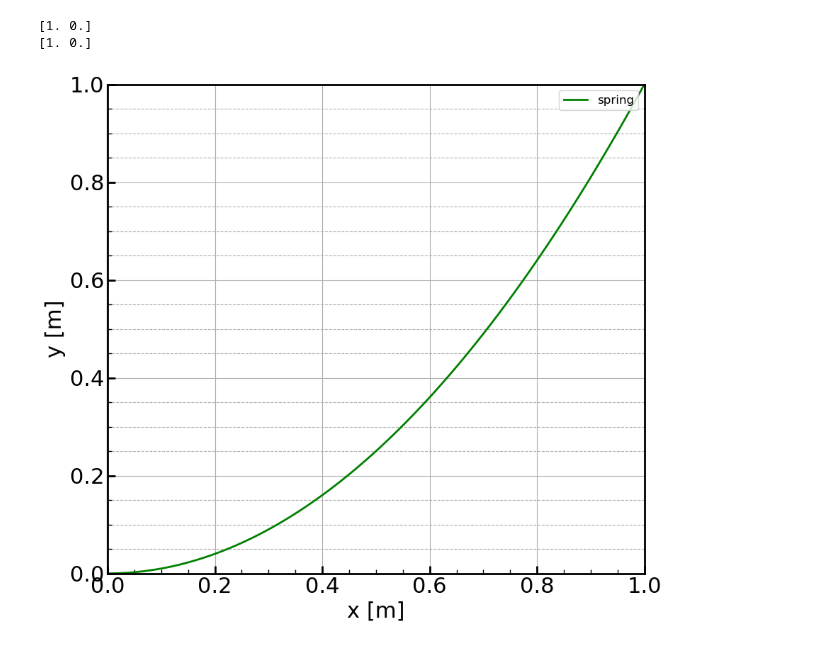
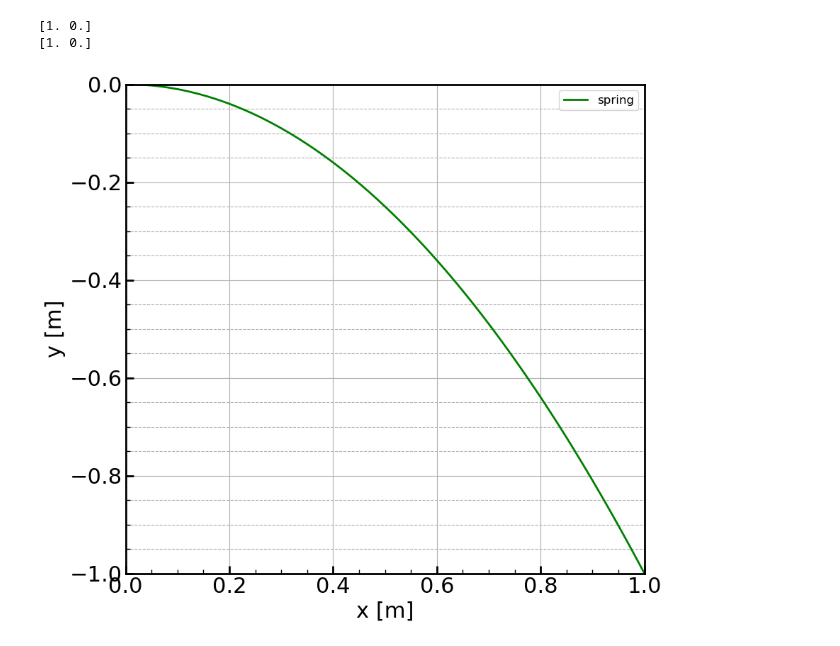
Before and after one commit to villano-lab/analytical_mechanics, a Jupyter notebook: brachistochrone.ipynb, the cells around one changed output. Cells and saved outputs as stored; diff of their text form; code cells hidden in the pictures.

```diff
--- a/brachistochrone.ipynb
+++ b/brachistochrone.ipynb
@@ -39,32 +39,32 @@ print(C2)
 # %%
 #set up a 1d plot
 fig,axes = plt.subplots(1,1,figsize=(9.0,8.0),sharex=True)
 ax1 = axes
 
 yvec=np.linspace(y1,y2,100)
 
-ax1.plot(yvec,q(yvec,C1[0],C1[1]),color='g',linestyle="-",linewidth=2, \
+ax1.plot(yvec,-q(yvec,C1[0],C1[1]),color='g',linestyle="-",linewidth=2, \
          label='spring')
 
 
 
 
 ax1.set_yscale('linear')
 #ax1.set_yscale('log')
 ax1.set_xlim(y1,y2)
-ax1.set_ylim(x1,x2)
+ax1.set_ylim(-x2,x1)
 ax1.set_xlabel(r'x [m]')
 ax1.set_ylabel('y [m]')
 ax1.grid(True)
 ax1.yaxis.grid(True,which='minor',linestyle='--')
 ax1.legend(loc=1,prop={'size':12})
 #ax1.legend(bbox_to_anchor=(1.04,1),borderaxespad=0,prop={'size':22})
 
 for axis in ['top','bottom','left','right']:
   ax1.spines[axis].set_linewidth(2)
 
 plt.tight_layout()
 #plt.savefig('figures/figure.png')
 plt.show()
 # %% [output]
-[figure, old version]
+[figure, new version]
```
